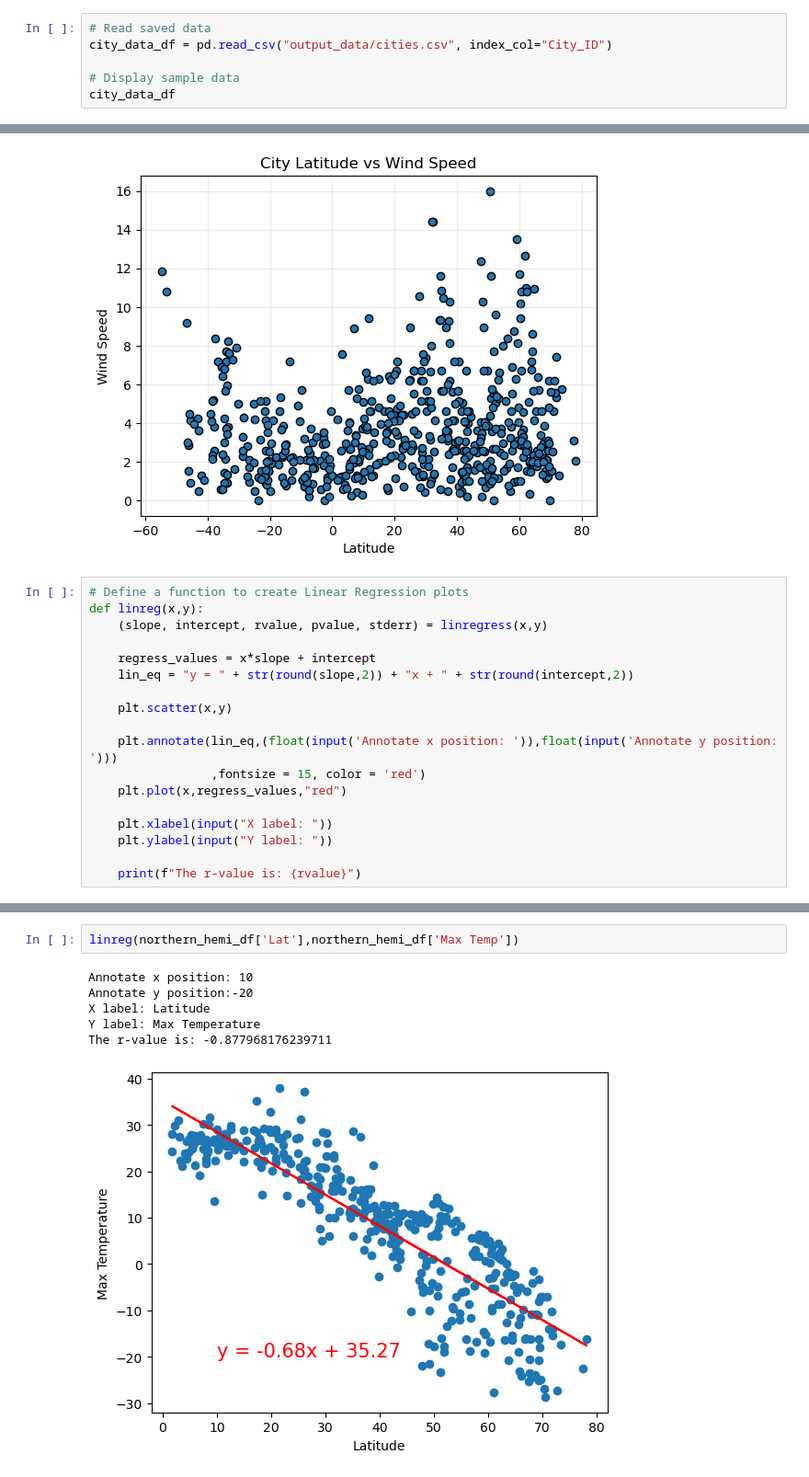
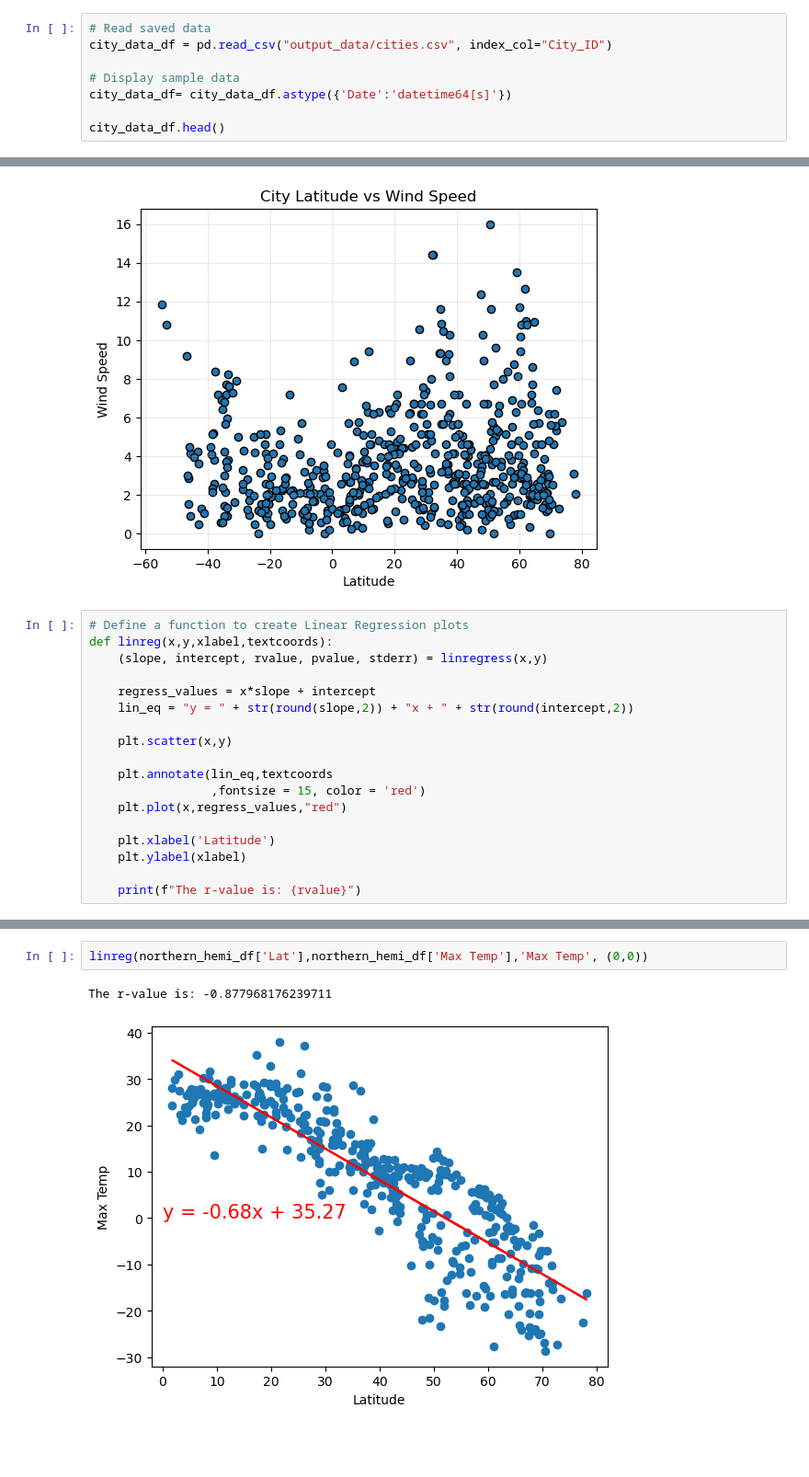
Before and after one commit to StanJohn04/World_Weather_Analysis, a Jupyter notebook: WeatherPy/WeatherPy.ipynb, the cells around one changed output, grey strips where cells are left out. Shown: that part at 92% size. Drawn from its saved outputs; the diff is of its cells as text; blank space fills up the shorter version.

```diff
--- a/WeatherPy/WeatherPy.ipynb
+++ b/WeatherPy/WeatherPy.ipynb
@@ -121,7 +121,9 @@ city_data_df.to_csv("output_data/cities.csv", index_label="City_ID")
 city_data_df = pd.read_csv("output_data/cities.csv", index_col="City_ID")
 
 # Display sample data
-city_data_df
+city_data_df= city_data_df.astype({'Date':'datetime64[s]'})
+
+city_data_df.head()
 # %% [output]
 |  | City | Lat | Lng | Max Temp | Humidity | Cloudiness | Wind Speed | Country | Date |
 | City_ID |  |  |  |  |  |  |  |  |  |
@@ -195,7 +190,7 @@ plt.show()
 [figure]
 # %%
 # Define a function to create Linear Regression plots
-def linreg(x,y):
+def linreg(x,y,xlabel,textcoords):
     (slope, intercept, rvalue, pvalue, stderr) = linregress(x,y)
 
     regress_values = x*slope + intercept
@@ -203,12 +198,12 @@ def linreg(x,y):
 
     plt.scatter(x,y)
 
-    plt.annotate(lin_eq,(float(input('Annotate x position: ')),float(input('Annotate y position: ')))
+    plt.annotate(lin_eq,textcoords
                  ,fontsize = 15, color = 'red')
     plt.plot(x,regress_values,"red")
 
-    plt.xlabel(input("X label: "))
-    plt.ylabel(input("Y label: "))
+    plt.xlabel('Latitude')
+    plt.ylabel(xlabel)
 
     print(f"The r-value is: {rvalue}")
 # %%
@@ -242,10 +237,6 @@ southern_hemi_df.head()
 # %%
-linreg(northern_hemi_df['Lat'],northern_hemi_df['Max Temp'])
+linreg(northern_hemi_df['Lat'],northern_hemi_df['Max Temp'],'Max Temp', (0,0))
 # %% [output]
-Annotate x position: 10
-Annotate y position:-20
-X label: Latitude
-Y label: Max Temperature
 The r-value is: -0.877968176239711
-[figure, old version]
+[figure, new version]
 # %%
```
Also changed, not shown: parts of 14 cells of this notebook.
